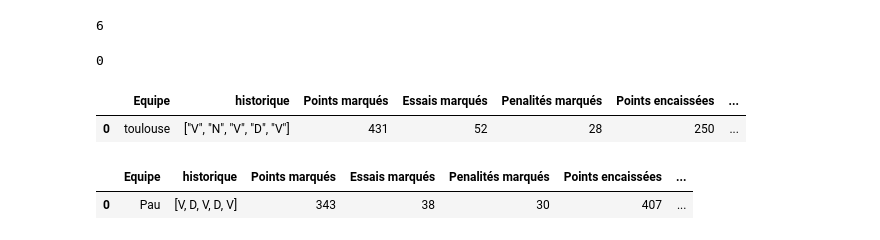
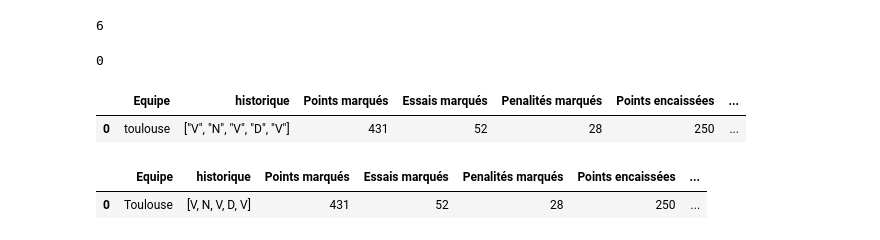
Before and after one commit to gentalex/rugby3, a Jupyter notebook: Stats_equipes_Alex.ipynb, the cells around one changed output. Drawn from its saved outputs; the diff is of its cells as text; code cells hidden in the pictures.

```diff
--- a/Stats_equipes_Alex.ipynb
+++ b/Stats_equipes_Alex.ipynb
@@ -213,10 +213,10 @@ def scrap_equipes(ville):
 
     return(df_stats)
 # %%
-scrap_equipes("Pau")
+scrap_equipes("Toulouse")
 # %% [output]
 |  | Equipe | historique | Points marqués | Essais marqués | Penalités marqués | Points encaissées | ... |
-| 0 | Pau | [V, D, V, D, V] | 343 | 38 | 30 | 407 | ... |
+| 0 | Toulouse | [V, N, V, D, V] | 431 | 52 | 28 | 250 | ... |
 # %%
 dico_club = {'toulouse':'toulouse',
              'bordeaux':'union-bordeaux-bègles',
```
Also changed, not shown: parts of 4 cells of this notebook.
